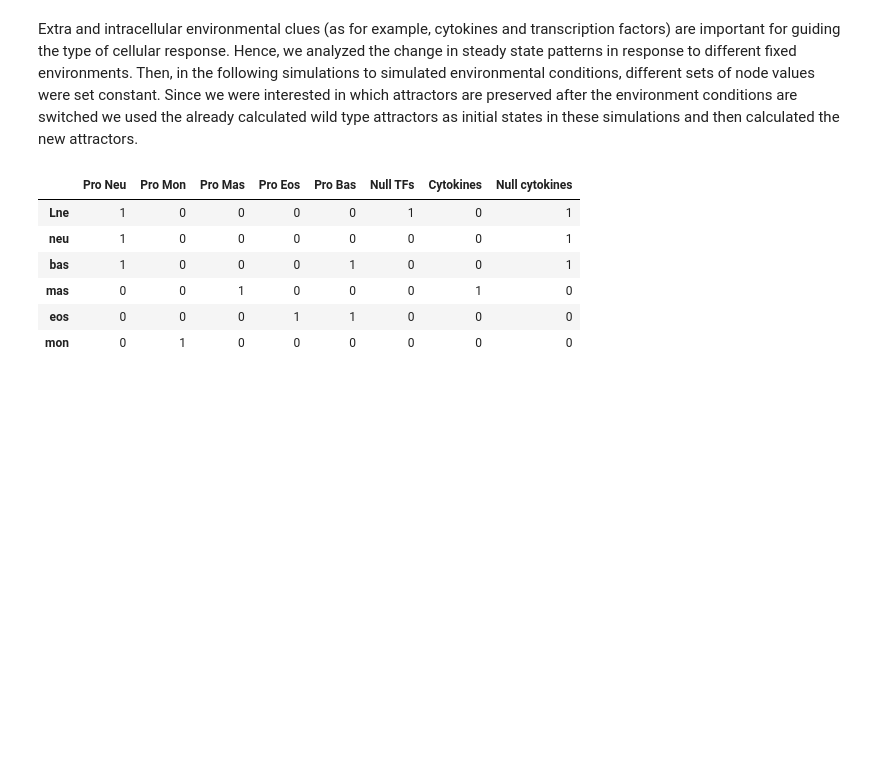
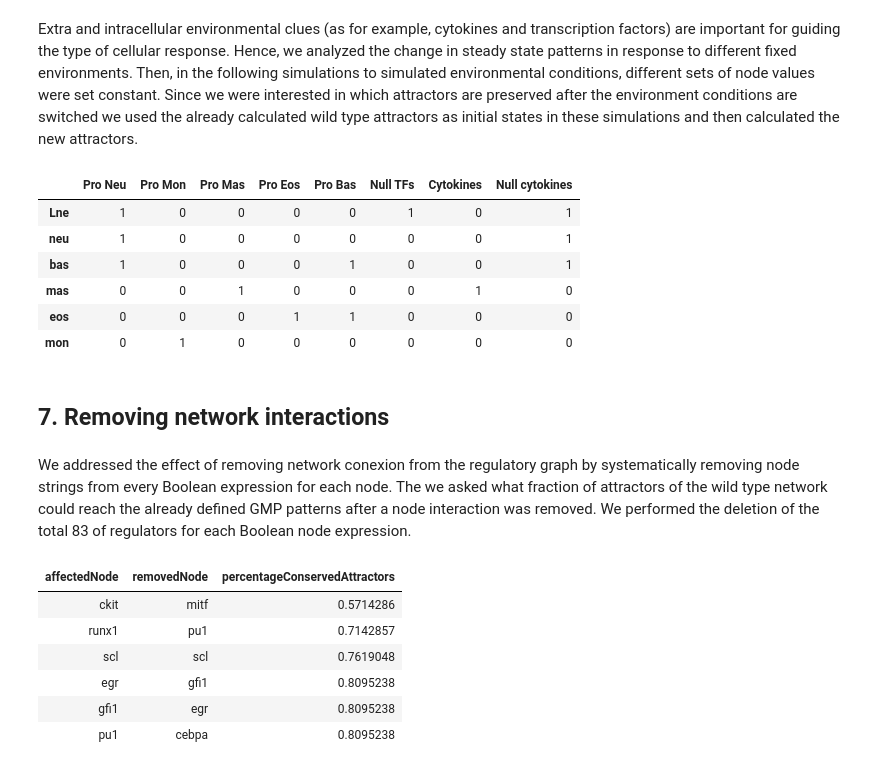
Before and after one commit to caramirezal/GRNModel, a Jupyter notebook: regulatoryNetworkGMPModelSupplementaryInfo.ipynb, the cells around one changed output. Saved outputs shown, nothing was run; the diff lists cells and outputs as text; code cells hidden in the pictures; blank space fills up the shorter version.

Commit message:
Add method to remove and rank interactions

```diff
--- a/regulatoryNetworkGMPModelSupplementaryInfo.ipynb
+++ b/regulatoryNetworkGMPModelSupplementaryInfo.ipynb
@@ -221,3 +241,21 @@ simEnvironments(net,fixedEnvironments,attractors,phenotypes)
 | mas | 0 | 0 | 1 | 0 | 0 | 0 | 1 | 0 |
 | eos | 0 | 0 | 0 | 1 | 1 | 0 | 0 | 0 |
 | mon | 0 | 1 | 0 | 0 | 0 | 0 | 0 | 0 |
+# %% [markdown]
+## 7. Removing network interactions
+# %% [markdown]
+We addressed the effect of removing network conexion from the regulatory graph by systematically removing node strings from every Boolean expression for each node. The we asked what fraction of attractors of the wild type network could reach the already defined GMP patterns after a node interaction was removed. We performed the deletion of the total 83 of regulators for each Boolean node expression.
+# %%
+rmInteractions <- rmInteractions(file = "regulatoryNetworkGMPModel.txt",
+                     attractors = attractors,phenotypes = phenotypes )
+# %%
+head(rmInteractions)
+write.table(rmInteractions,file = "rmInteractions.tb",row.names = F)
+# %% [output]
+| affectedNode | removedNode | percentageConservedAttractors |
+| ckit | mitf | 0.5714286 |
+| runx1 | pu1 | 0.7142857 |
+| scl | scl | 0.7619048 |
+| egr | gfi1 | 0.8095238 |
+| gfi1 | egr | 0.8095238 |
+| pu1 | cebpa | 0.8095238 |
```
Also changed, not shown: parts of 3 cells of this notebook, 1 other file.
